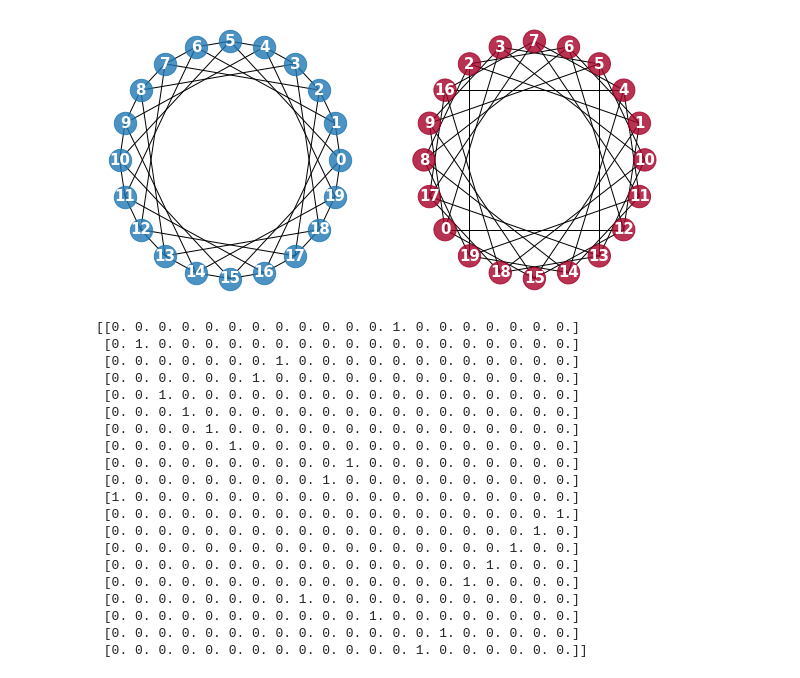
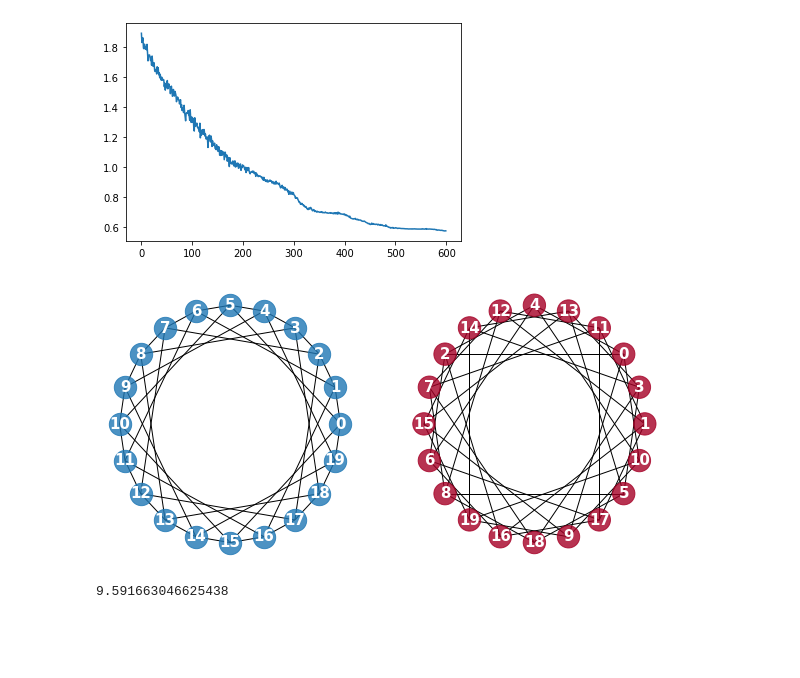
Before and after one commit to nikhil0209/GOT, a Jupyter notebook: test.ipynb, the cells around one changed output. Cells and saved outputs as stored; diff of their text form; code cells hidden in the pictures; blank space fills up the shorter version.

Commit message:
Testing graph alignment
Testing graph alignment for undirected graphs

```diff
--- a/test.ipynb
+++ b/test.ipynb
@@ -109,3 +36,7 @@ l2 = nx.laplacian_matrix(G1, range(m))
 l2 = np.array(l2.todense())
 sbm_G = np.double(l1)
 sbm_G1 = np.double(l2)
+# %%
+sbm_G_inv, sbm_G1_inv, sbm_P = find_permutation(sbm_G, sbm_G1, it=10, tau=2, n_samples=40, epochs=600, lr=0.5,
+                                               loss_type = 'w', alpha = 0.1, ones = True)
+# %% [output]
@@ -112,28 +50,6 @@ sbm_G1 = np.double(l2)
+[figure, added]
 # %%
 plot_graphs_ch(sbm_G, sbm_G1, sbm_P_true, sbm_P)
 # %% [output]
-[figure, old version]
+[figure, new version]
-# %%
-print(sbm_P)
-# %% [output]
-[[0. 0. 0. 0. 0. 0. 0. 0. 0. 0. 0. 0. 1. 0. 0. 0. 0. 0. 0. 0.]
- [0. 1. 0. 0. 0. 0. 0. 0. 0. 0. 0. 0. 0. 0. 0. 0. 0. 0. 0. 0.]
- [0. 0. 0. 0. 0. 0. 0. 1. 0. 0. 0. 0. 0. 0. 0. 0. 0. 0. 0. 0.]
- [0. 0. 0. 0. 0. 0. 1. 0. 0. 0. 0. 0. 0. 0. 0. 0. 0. 0. 0. 0.]
- [0. 0. 1. 0. 0. 0. 0. 0. 0. 0. 0. 0. 0. 0. 0. 0. 0. 0. 0. 0.]
- [0. 0. 0. 1. 0. 0. 0. 0. 0. 0. 0. 0. 0. 0. 0. 0. 0. 0. 0. 0.]
- [0. 0. 0. 0. 1. 0. 0. 0. 0. 0. 0. 0. 0. 0. 0. 0. 0. 0. 0. 0.]
- [0. 0. 0. 0. 0. 1. 0. 0. 0. 0. 0. 0. 0. 0. 0. 0. 0. 0. 0. 0.]
- [0. 0. 0. 0. 0. 0. 0. 0. 0. 0. 1. 0. 0. 0. 0. 0. 0. 0. 0. 0.]
- [0. 0. 0. 0. 0. 0. 0. 0. 0. 1. 0. 0. 0. 0. 0. 0. 0. 0. 0. 0.]
- [1. 0. 0. 0. 0. 0. 0. 0. 0. 0. 0. 0. 0. 0. 0. 0. 0. 0. 0. 0.]
- [0. 0. 0. 0. 0. 0. 0. 0. 0. 0. 0. 0. 0. 0. 0. 0. 0. 0. 0. 1.]
- [0. 0. 0. 0. 0. 0. 0. 0. 0. 0. 0. 0. 0. 0. 0. 0. 0. 0. 1. 0.]
- [0. 0. 0. 0. 0. 0. 0. 0. 0. 0. 0. 0. 0. 0. 0. 0. 0. 1. 0. 0.]
- [0. 0. 0. 0. 0. 0. 0. 0. 0. 0. 0. 0. 0. 0. 0. 0. 1. 0. 0. 0.]
- [0. 0. 0. 0. 0. 0. 0. 0. 0. 0. 0. 0. 0. 0. 0. 1. 0. 0. 0. 0.]
- [0. 0. 0. 0. 0. 0. 0. 0. 1. 0. 0. 0. 0. 0. 0. 0. 0. 0. 0. 0.]
- [0. 0. 0. 0. 0. 0. 0. 0. 0. 0. 0. 1. 0. 0. 0. 0. 0. 0. 0. 0.]
- [0. 0. 0. 0. 0. 0. 0. 0. 0. 0. 0. 0. 0. 0. 1. 0. 0. 0. 0. 0.]
- [0. 0. 0. 0. 0. 0. 0. 0. 0. 0. 0. 0. 0. 1. 0. 0. 0. 0. 0. 0.]]
 # %%
@@ -142,0 +58,4 @@ g = nx.adjacency_matrix(G)
+# %%
+np.linalg.norm(g - g1_init, ord='fro')
+# %% [output]
+9.591663046625438
```
Also changed, not shown: parts of 12 cells of this notebook.
